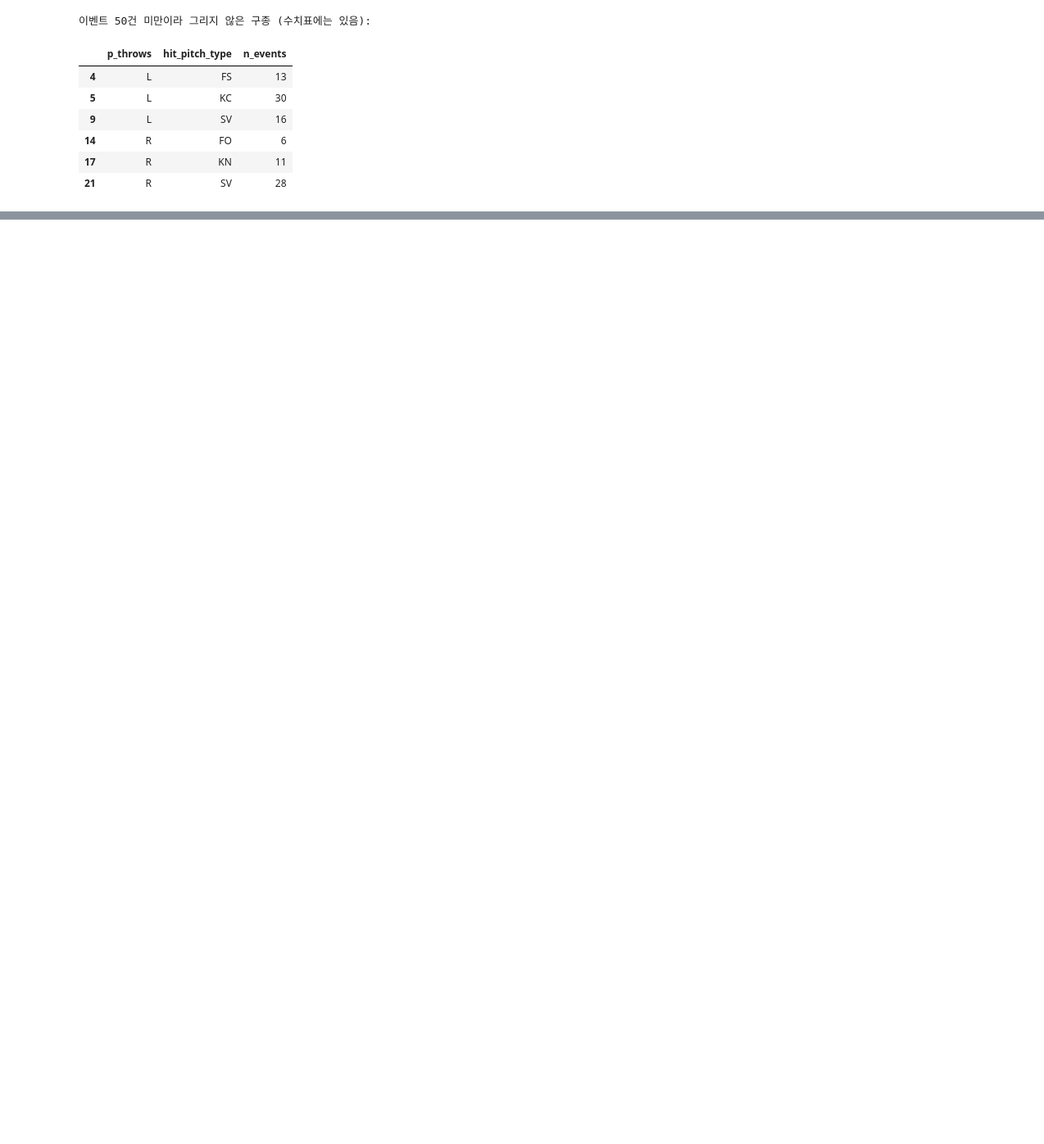
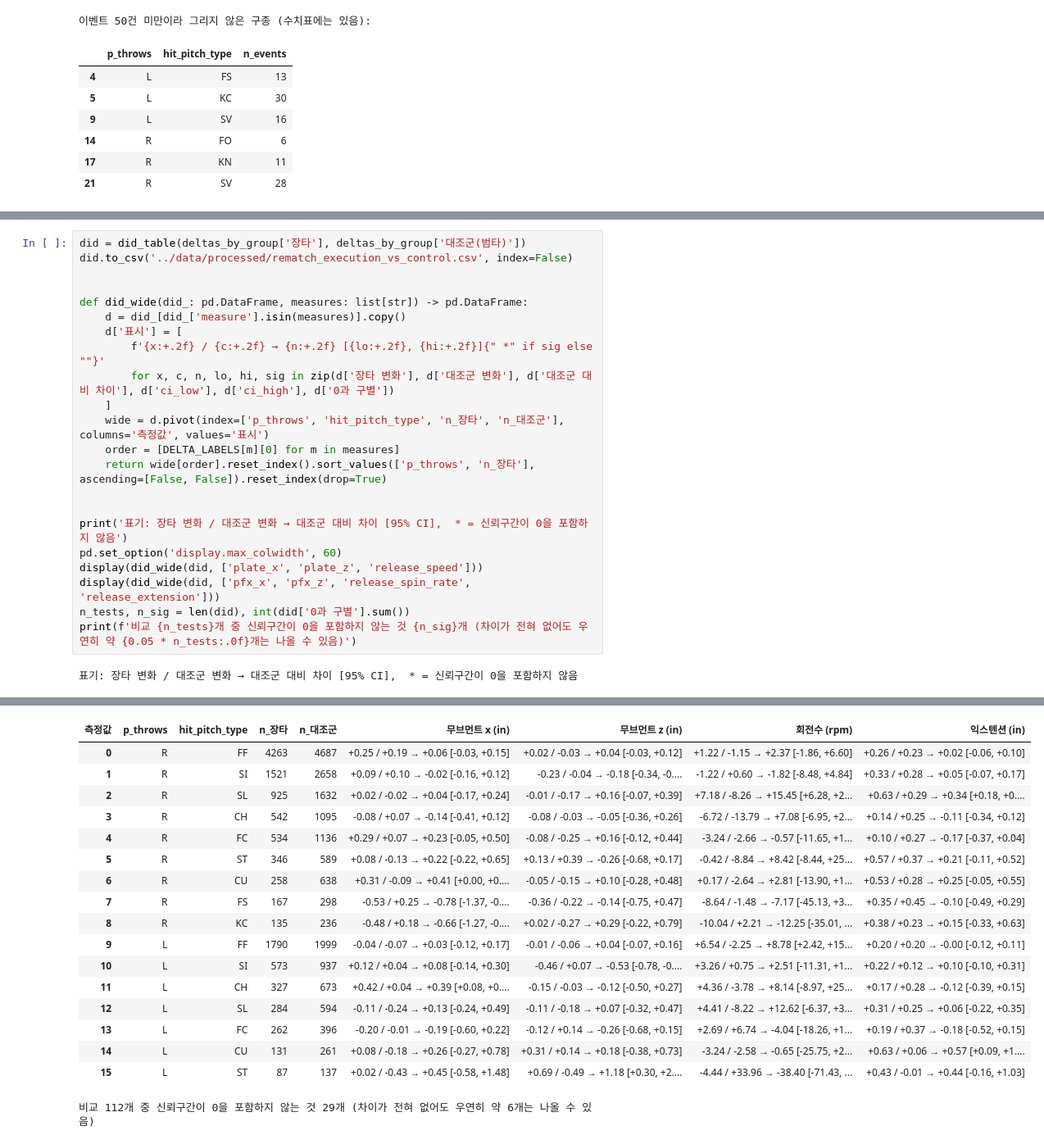
Before and after one commit to DongYun22/9th-first-project-baseball-2, a Jupyter notebook: notebooks/02_DY_rematch_pitch_execution_viz.ipynb, the cells around one changed output, grey strips where cells are left out. Shown at 82% size. Saved outputs shown, nothing was run; the diff lists cells and outputs as text; blank space fills up the shorter version.

```diff
--- a/notebooks/02_DY_rematch_pitch_execution_viz.ipynb
+++ b/notebooks/02_DY_rematch_pitch_execution_viz.ipynb
@@ -435,0 +585,24 @@ display(omitted)
+# %%
+did = did_table(deltas_by_group['장타'], deltas_by_group['대조군(범타)'])
+did.to_csv('../data/processed/rematch_execution_vs_control.csv', index=False)
+
+
+def did_wide(did_: pd.DataFrame, measures: list[str]) -> pd.DataFrame:
+    d = did_[did_['measure'].isin(measures)].copy()
+    d['표시'] = [
+        f'{x:+.2f} / {c:+.2f} → {n:+.2f} [{lo:+.2f}, {hi:+.2f}]{" *" if sig else ""}'
+        for x, c, n, lo, hi, sig in zip(d['장타 변화'], d['대조군 변화'], d['대조군 대비 차이'], d['ci_low'], d['ci_high'], d['0과 구별'])
+    ]
+    wide = d.pivot(index=['p_throws', 'hit_pitch_type', 'n_장타', 'n_대조군'], columns='측정값', values='표시')
+    order = [DELTA_LABELS[m][0] for m in measures]
+    return wide[order].reset_index().sort_values(['p_throws', 'n_장타'], ascending=[False, False]).reset_index(drop=True)
+
+
+print('표기: 장타 변화 / 대조군 변화 → 대조군 대비 차이 [95% CI],  * = 신뢰구간이 0을 포함하지 않음')
+pd.set_option('display.max_colwidth', 60)
+display(did_wide(did, ['plate_x', 'plate_z', 'release_speed']))
+display(did_wide(did, ['pfx_x', 'pfx_z', 'release_spin_rate', 'release_extension']))
+n_tests, n_sig = len(did), int(did['0과 구별'].sum())
+print(f'비교 {n_tests}개 중 신뢰구간이 0을 포함하지 않는 것 {n_sig}개 (차이가 전혀 없어도 우연히 약 {0.05 * n_tests:.0f}개는 나올 수 있음)')
+# %% [output]
+표기: 장타 변화 / 대조군 변화 → 대조군 대비 차이 [95% CI],  * = 신뢰구간이 0을 포함하지 않음
@@ -435,0 +626,18 @@ display(omitted)
+| 측정값 | p_throws | hit_pitch_type | n_장타 | n_대조군 | 무브먼트 x (in) | 무브먼트 z (in) | 회전수 (rpm) | 익스텐션 (in) |
+| 0 | R | FF | 4263 | 4687 | +0.25 / +0.19 → +0.06 [-0.03, +0.15] | +0.02 / -0.03 → +0.04 [-0.03, +0.12] | +1.22 / -1.15 → +2.37 [-1.86, +6.60] | +0.26 / +0.23 → +0.02 [-0.06, +0.10] |
+| 1 | R | SI | 1521 | 2658 | +0.09 / +0.10 → -0.02 [-0.16, +0.12] | -0.23 / -0.04 → -0.18 [-0.34, -0.... | -1.22 / +0.60 → -1.82 [-8.48, +4.84] | +0.33 / +0.28 → +0.05 [-0.07, +0.17] |
+| 2 | R | SL | 925 | 1632 | +0.02 / -0.02 → +0.04 [-0.17, +0.24] | -0.01 / -0.17 → +0.16 [-0.07, +0.39] | +7.18 / -8.26 → +15.45 [+6.28, +2... | +0.63 / +0.29 → +0.34 [+0.18, +0.... |
+| 3 | R | CH | 542 | 1095 | -0.08 / +0.07 → -0.14 [-0.41, +0.12] | -0.08 / -0.03 → -0.05 [-0.36, +0.26] | -6.72 / -13.79 → +7.08 [-6.95, +2... | +0.14 / +0.25 → -0.11 [-0.34, +0.12] |
+| 4 | R | FC | 534 | 1136 | +0.29 / +0.07 → +0.23 [-0.05, +0.50] | -0.08 / -0.25 → +0.16 [-0.12, +0.44] | -3.24 / -2.66 → -0.57 [-11.65, +1... | +0.10 / +0.27 → -0.17 [-0.37, +0.04] |
+| 5 | R | ST | 346 | 589 | +0.08 / -0.13 → +0.22 [-0.22, +0.65] | +0.13 / +0.39 → -0.26 [-0.68, +0.17] | -0.42 / -8.84 → +8.42 [-8.44, +25... | +0.57 / +0.37 → +0.21 [-0.11, +0.52] |
+| 6 | R | CU | 258 | 638 | +0.31 / -0.09 → +0.41 [+0.00, +0.... | -0.05 / -0.15 → +0.10 [-0.28, +0.48] | +0.17 / -2.64 → +2.81 [-13.90, +1... | +0.53 / +0.28 → +0.25 [-0.05, +0.55] |
+| 7 | R | FS | 167 | 298 | -0.53 / +0.25 → -0.78 [-1.37, -0.... | -0.36 / -0.22 → -0.14 [-0.75, +0.47] | -8.64 / -1.48 → -7.17 [-45.13, +3... | +0.35 / +0.45 → -0.10 [-0.49, +0.29] |
+| 8 | R | KC | 135 | 236 | -0.48 / +0.18 → -0.66 [-1.27, -0.... | +0.02 / -0.27 → +0.29 [-0.22, +0.79] | -10.04 / +2.21 → -12.25 [-35.01, ... | +0.38 / +0.23 → +0.15 [-0.33, +0.63] |
+| 9 | L | FF | 1790 | 1999 | -0.04 / -0.07 → +0.03 [-0.12, +0.17] | -0.01 / -0.06 → +0.04 [-0.07, +0.16] | +6.54 / -2.25 → +8.78 [+2.42, +15... | +0.20 / +0.20 → -0.00 [-0.12, +0.11] |
+| 10 | L | SI | 573 | 937 | +0.12 / +0.04 → +0.08 [-0.14, +0.30] | -0.46 / +0.07 → -0.53 [-0.78, -0.... | +3.26 / +0.75 → +2.51 [-11.31, +1... | +0.22 / +0.12 → +0.10 [-0.10, +0.31] |
+| 11 | L | CH | 327 | 673 | +0.42 / +0.04 → +0.39 [+0.08, +0.... | -0.15 / -0.03 → -0.12 [-0.50, +0.27] | +4.36 / -3.78 → +8.14 [-8.97, +25... | +0.17 / +0.28 → -0.12 [-0.39, +0.15] |
+| 12 | L | SL | 284 | 594 | -0.11 / -0.24 → +0.13 [-0.24, +0.49] | -0.11 / -0.18 → +0.07 [-0.32, +0.47] | +4.41 / -8.22 → +12.62 [-6.37, +3... | +0.31 / +0.25 → +0.06 [-0.22, +0.35] |
+| 13 | L | FC | 262 | 396 | -0.20 / -0.01 → -0.19 [-0.60, +0.22] | -0.12 / +0.14 → -0.26 [-0.68, +0.15] | +2.69 / +6.74 → -4.04 [-18.26, +1... | +0.19 / +0.37 → -0.18 [-0.52, +0.15] |
+| 14 | L | CU | 131 | 261 | +0.08 / -0.18 → +0.26 [-0.27, +0.78] | +0.31 / +0.14 → +0.18 [-0.38, +0.73] | -3.24 / -2.58 → -0.65 [-25.75, +2... | +0.63 / +0.06 → +0.57 [+0.09, +1.... |
+| 15 | L | ST | 87 | 137 | +0.02 / -0.43 → +0.45 [-0.58, +1.48] | +0.69 / -0.49 → +1.18 [+0.30, +2.... | -4.44 / +33.96 → -38.40 [-71.43, ... | +0.43 / -0.01 → +0.44 [-0.16, +1.03] |
+비교 112개 중 신뢰구간이 0을 포함하지 않는 것 29개 (차이가 전혀 없어도 우연히 약 6개는 나올 수 있음)
```
Also changed, not shown: parts of 16 cells of this notebook.
